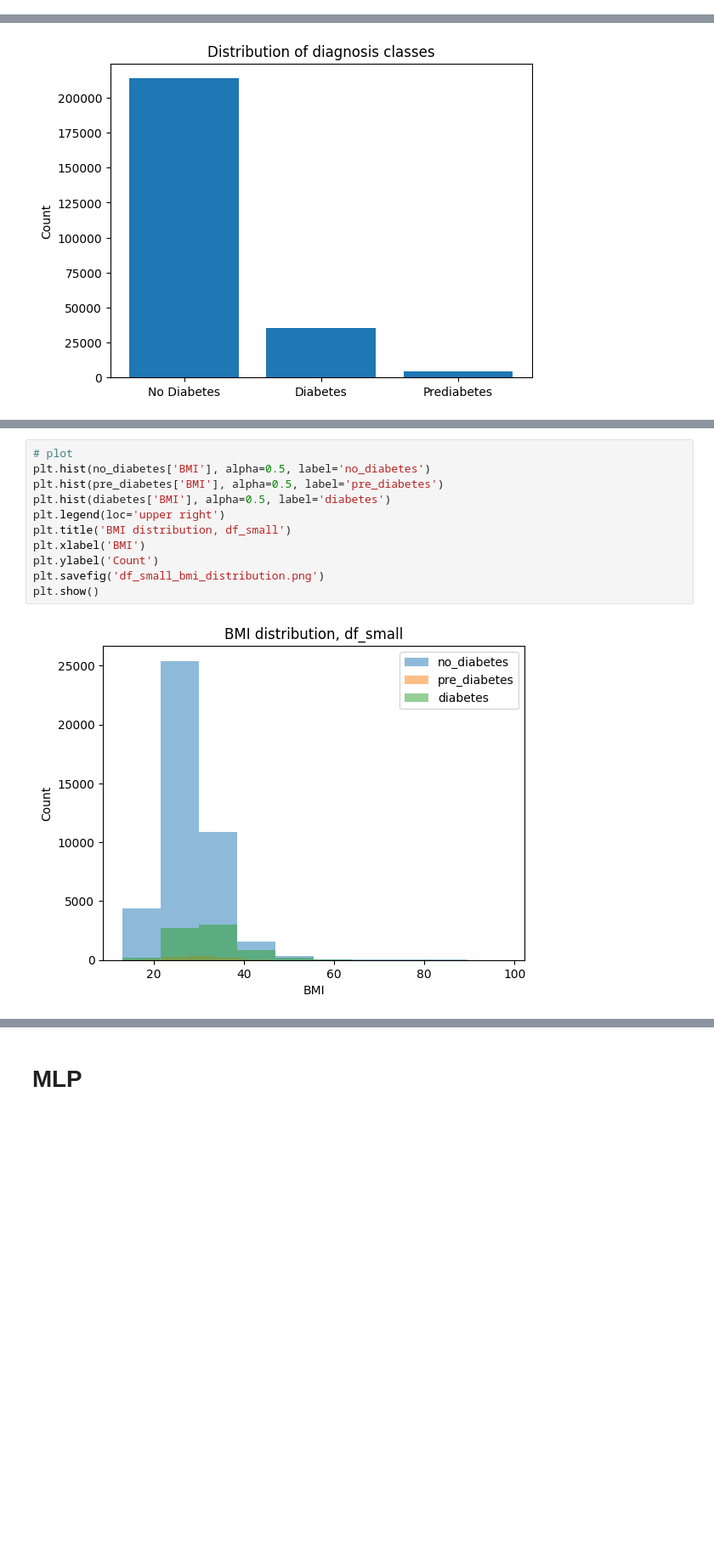
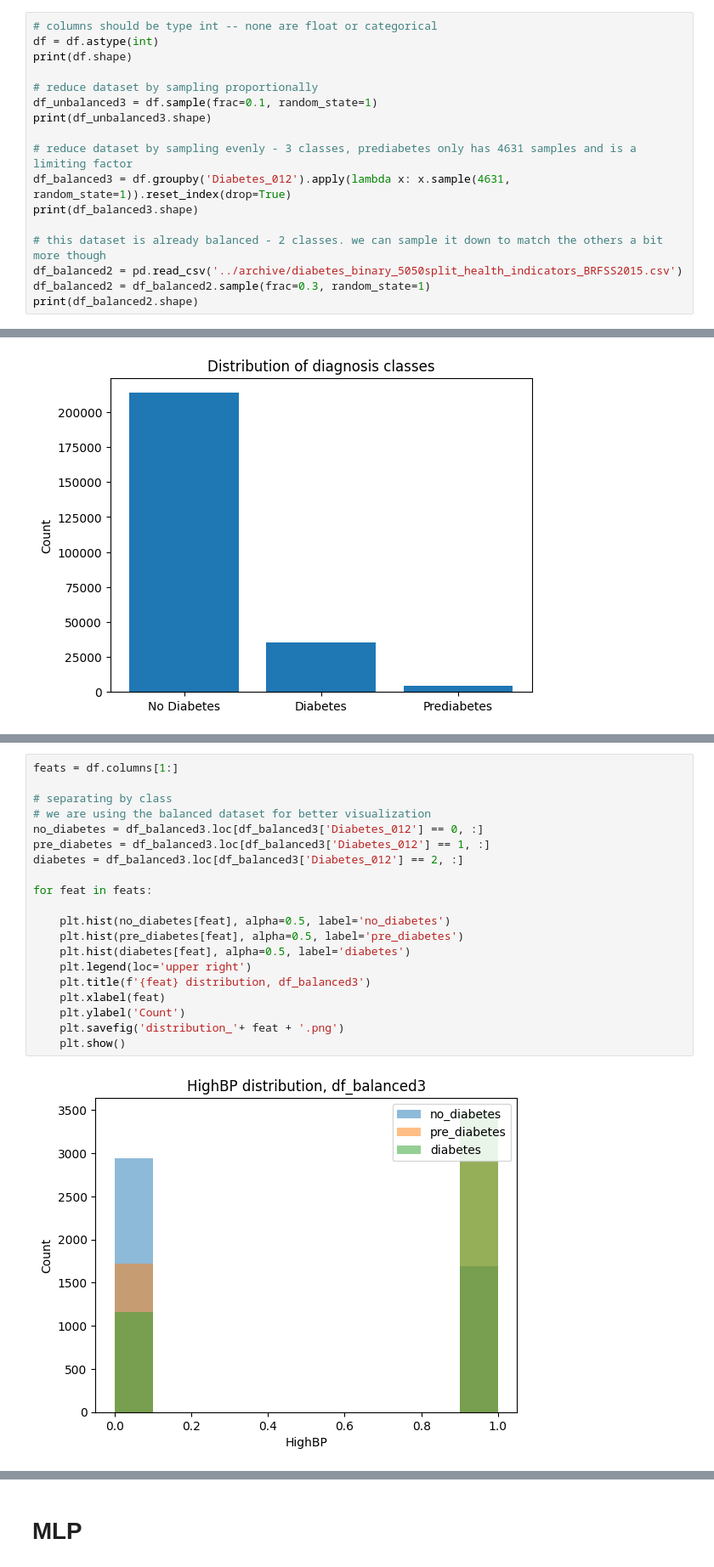
Before and after one commit to mackenzievvvz/diabetes-type-2, a Jupyter notebook: mlp/mlp.ipynb, the cells around one changed output, grey strips where cells are left out. Shown at 85% size. Cells and saved outputs as stored; diff of their text form; blank space fills up the shorter version.

```diff
--- a/mlp/mlp.ipynb
+++ b/mlp/mlp.ipynb
@@ -48,0 +41,17 @@ df_balanced = df_balanced.astype(int)
+# %%
+# columns should be type int -- none are float or categorical
+df = df.astype(int)
+print(df.shape)
+
+# reduce dataset by sampling proportionally
+df_unbalanced3 = df.sample(frac=0.1, random_state=1)
+print(df_unbalanced3.shape)
+
+# reduce dataset by sampling evenly - 3 classes, prediabetes only has 4631 samples and is a limiting factor
+df_balanced3 = df.groupby('Diabetes_012').apply(lambda x: x.sample(4631, random_state=1)).reset_index(drop=True)
+print(df_balanced3.shape)
+
+# this dataset is already balanced - 2 classes. we can sample it down to match the others a bit more though
+df_balanced2 = pd.read_csv('../archive/diabetes_binary_5050split_health_indicators_BRFSS2015.csv')
+df_balanced2 = df_balanced2.sample(frac=0.3, random_state=1)
+print(df_balanced2.shape)
@@ -101,13 +113,22 @@ diabetes = df_small.loc[df_small['Diabetes_012'] == 2, :]
 # %%
-# plot
-plt.hist(no_diabetes['BMI'], alpha=0.5, label='no_diabetes')
-plt.hist(pre_diabetes['BMI'], alpha=0.5, label='pre_diabetes')
-plt.hist(diabetes['BMI'], alpha=0.5, label='diabetes')
-plt.legend(loc='upper right')
-plt.title('BMI distribution, df_small')
-plt.xlabel('BMI')
-plt.ylabel('Count')
-plt.savefig('df_small_bmi_distribution.png')
-plt.show()
+feats = df.columns[1:]
+
+# separating by class
+# we are using the balanced dataset for better visualization
+no_diabetes = df_balanced3.loc[df_balanced3['Diabetes_012'] == 0, :]
+pre_diabetes = df_balanced3.loc[df_balanced3['Diabetes_012'] == 1, :]
+diabetes = df_balanced3.loc[df_balanced3['Diabetes_012'] == 2, :]
+
+for feat in feats:
+
+    plt.hist(no_diabetes[feat], alpha=0.5, label='no_diabetes')
+    plt.hist(pre_diabetes[feat], alpha=0.5, label='pre_diabetes')
+    plt.hist(diabetes[feat], alpha=0.5, label='diabetes')
+    plt.legend(loc='upper right')
+    plt.title(f'{feat} distribution, df_balanced3')
+    plt.xlabel(feat)
+    plt.ylabel('Count')
+    plt.savefig('distribution_'+ feat + '.png')
+    plt.show()
 # %% [output]
-[figure, old version]
+[figure, new version]
```
Also changed, not shown: parts of 74 cells of this notebook, 6 other files.
